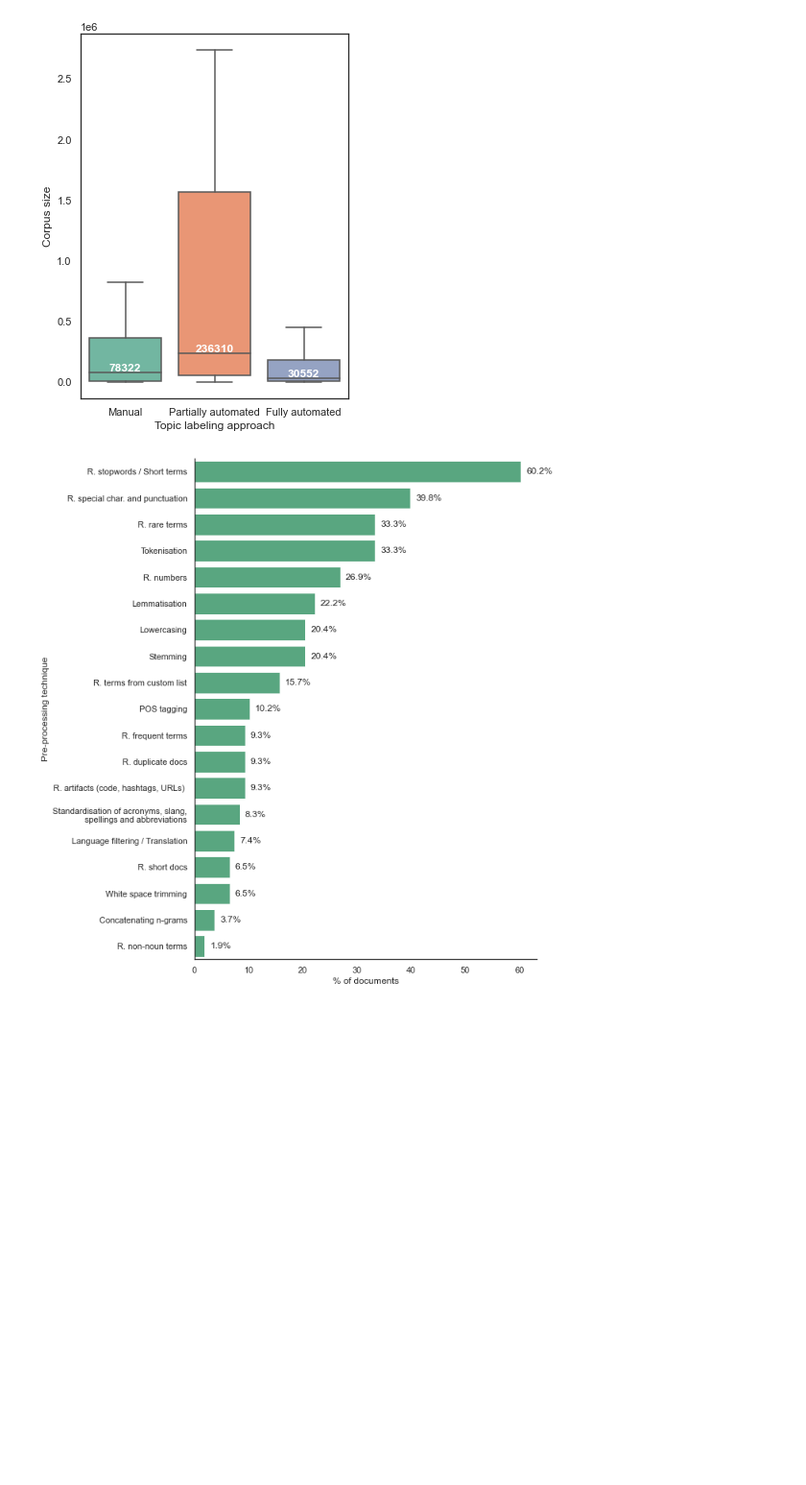
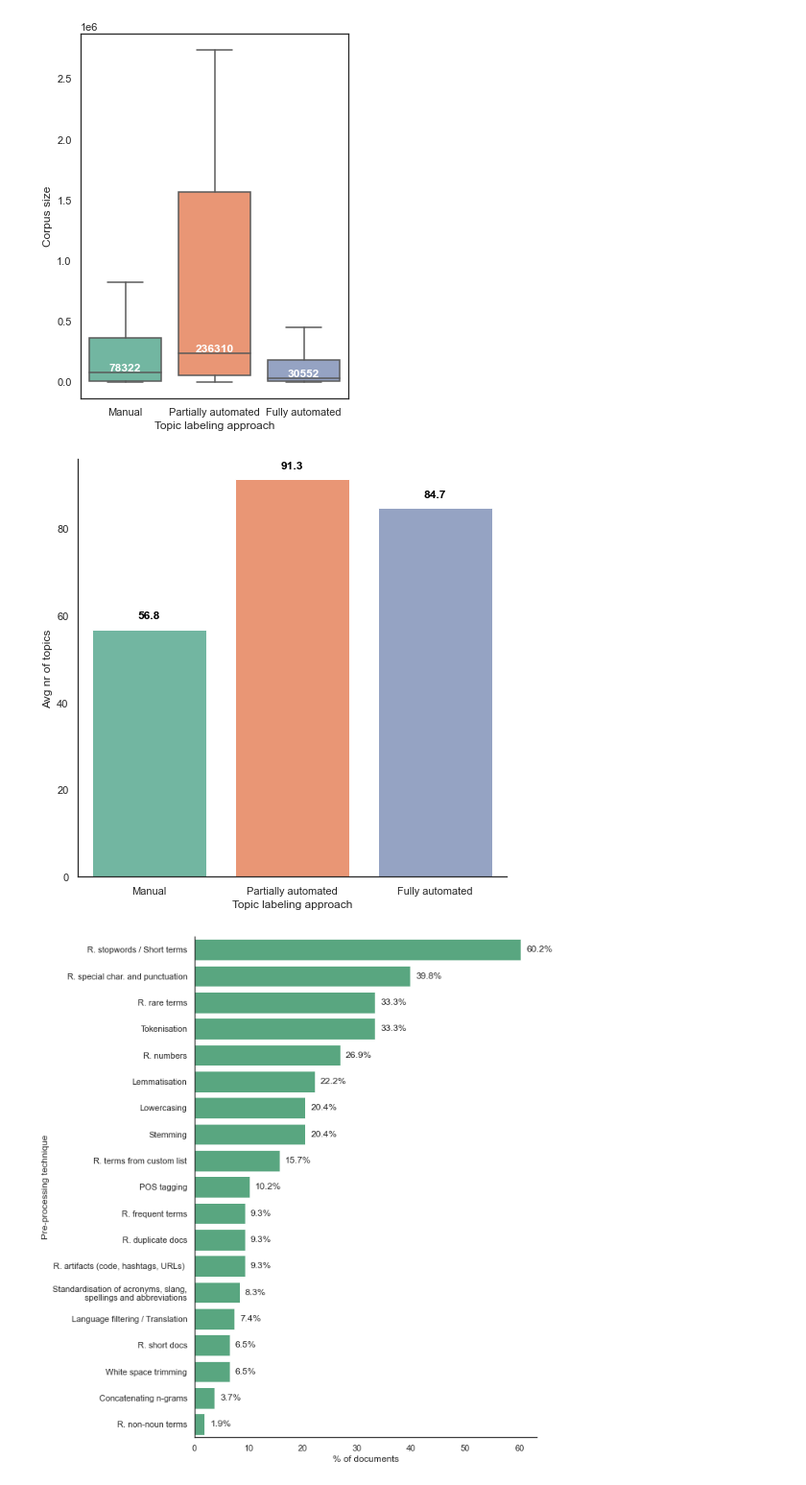
Before and after one commit to iberius96/Msc_Thesis, a Jupyter notebook: Data Visualization/Summary.ipynb, the cells around one changed output. Shown: that part at 96% size. Drawn from its saved outputs; the diff is of its cells as text; code cells hidden in the pictures; blank space fills up the shorter version.

```diff
--- a/Data Visualization/Summary.ipynb
+++ b/Data Visualization/Summary.ipynb
@@ -512,6 +512,24 @@ for i, median in enumerate(medians):
     ax.text(positions[i], median+2, f'{median:.0f}', horizontalalignment='center', verticalalignment='bottom', fontweight='bold', color='white')
 # %% [output]
 [figure]
+# %%
+totals = [56.79104478, 91.28571429, 84.65714286]
+labels = ['Manual', 'Partially automated','Fully automated']
+fig, ax = plt.subplots(figsize=(8, 8))
+sns.set_theme(style='white')
+sns.set_palette('Set2')
+sns.barplot(y=totals, x=labels, ax=ax)
+plt.xlabel('Topic labeling approach')
+plt.ylabel('Avg nr of topics')
+
+positions = range(len(totals))
+for i, total in enumerate(totals):
+    ax.text(positions[i], total+2, f'{total:.1f}', horizontalalignment='center', verticalalignment='bottom', fontweight='bold', color='black')
+
+sns.despine()
+plt.show()
+# %% [output]
+[figure, added]
 # %%
 totals = [60.2, 39.8, 33.3, 33.3, 26.9, 22.2, 20.4, 20.4, 15.7, 10.2, 9.3, 9.3, 9.3, 8.3, 7.4, 6.5, 6.5, 3.7, 1.9]
 labels = ['R. stopwords / Short terms', 'R. special char. and punctuation', 'R. rare terms', 'Tokenisation', 'R. numbers', 'Lemmatisation', 'Lowercasing', 'Stemming', 'R. terms from custom list', 'POS tagging', 'R. frequent terms', 'R. duplicate docs', 'R. artifacts (code, hashtags, URLs) ', 'Standardisation of acronyms, slang,\nspellings and abbreviations', 'Language filtering / Translation', 'R. short docs', 'White space trimming', 'Concatenating n-grams', 'R. non-noun terms']
```
Also changed, not shown: parts of 2 cells of this notebook, 2 other files.
